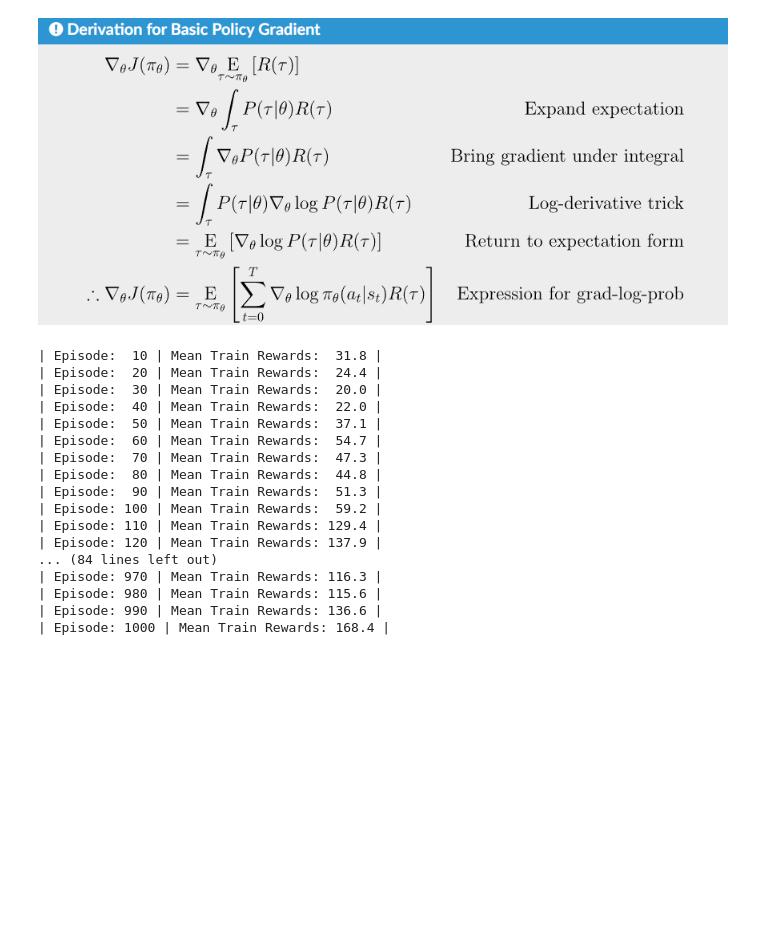
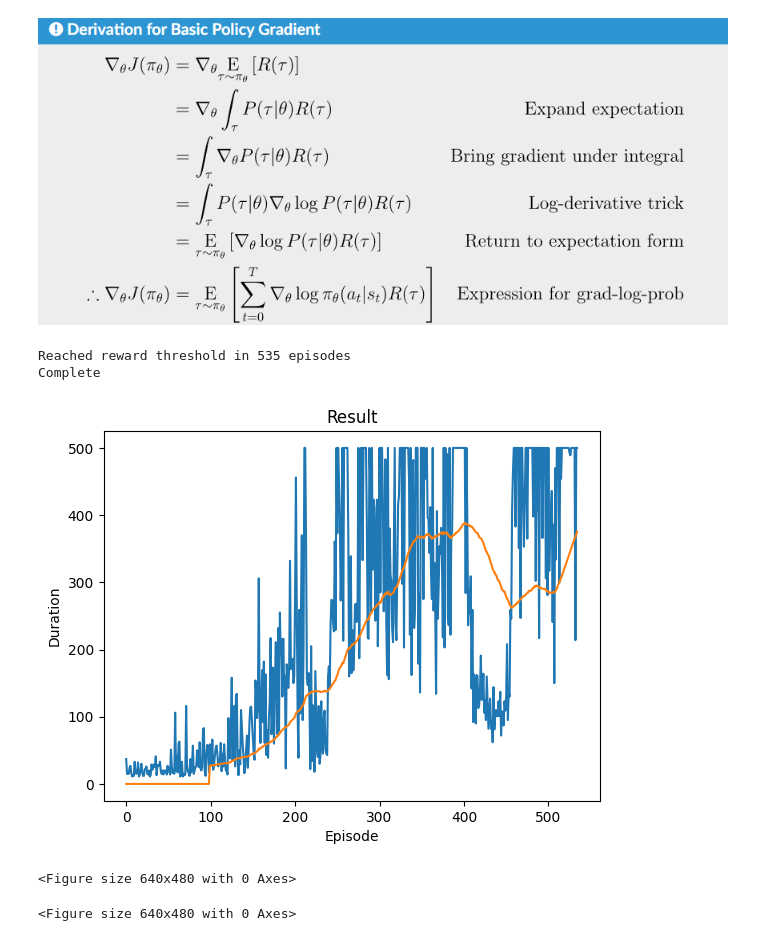
Before and after one commit to Fox-King777/fox_den, a Jupyter notebook: cartpole/cartpole_policy_gradient.ipynb, the cells around one changed output. Drawn from its saved outputs; the diff is of its cells as text; code cells hidden in the pictures; blank space fills up the shorter version.

Commit message:
Upgrade to gymnasium, add live plotting, add states over time plotting, add tiling method

```diff
--- a/cartpole/cartpole_policy_gradient.ipynb
+++ b/cartpole/cartpole_policy_gradient.ipynb
@@ -11,46 +13,44 @@ test_env = gym.make('CartPole-v1', render_mode='human')
 state_size = train_env.observation_space.shape[0]
 action_size = train_env.action_space.n
 policy = PolicyNetwork(state_size, action_size).to(DEVICE)
-optimizer = torch.optim.Adam(policy.parameters(), lr=0.005)
+optimizer = torch.optim.Adam(policy.parameters(), lr=0.001)
 # %%
+# set up matplotlib
+setup_matplotlib()
+
+episode_durations = []
+
 MAX_EPISODES = 1000
 DISCOUNT_FACTOR = 0.99
 N_TRIALS = 25
 REWARD_THRESHOLD = 475
 PRINT_EVERY = 10
 
 train_rewards = []
 
 for episode in range(1, MAX_EPISODES + 1):
     train_reward, loss = train_one_episode(train_env, policy, optimizer, DISCOUNT_FACTOR)
 
     train_rewards.append(train_reward)
+    episode_durations.append(train_reward)
 
     mean_train_rewards = np.mean(train_rewards[-N_TRIALS:])
 
-    if episode % PRINT_EVERY == 0:
-        print(f'| Episode: {episode:3} | Mean Train Rewards: {mean_train_rewards:5.1f} |')
+    plot_durations(episode_durations)
 
     if mean_train_rewards >= REWARD_THRESHOLD:
         print(f'Reached reward threshold in {episode} episodes')
         break
 
+print('Complete')
+plot_durations(episode_durations, show_result=True)
+plt.ioff()
+plt.show()
+
 train_env.close()
 # %% [output]
-| Episode:  10 | Mean Train Rewards:  31.8 |
-| Episode:  20 | Mean Train Rewards:  24.4 |
-| Episode:  30 | Mean Train Rewards:  20.0 |
-| Episode:  40 | Mean Train Rewards:  22.0 |
-| Episode:  50 | Mean Train Rewards:  37.1 |
-| Episode:  60 | Mean Train Rewards:  54.7 |
-| Episode:  70 | Mean Train Rewards:  47.3 |
-| Episode:  80 | Mean Train Rewards:  44.8 |
-| Episode:  90 | Mean Train Rewards:  51.3 |
-| Episode: 100 | Mean Train Rewards:  59.2 |
-| Episode: 110 | Mean Train Rewards: 129.4 |
-| Episode: 120 | Mean Train Rewards: 137.9 |
-... (84 lines left out)
-| Episode: 970 | Mean Train Rewards: 116.3 |
-| Episode: 980 | Mean Train Rewards: 115.6 |
-| Episode: 990 | Mean Train Rewards: 136.6 |
-| Episode: 1000 | Mean Train Rewards: 168.4 |
+Reached reward threshold in 535 episodes
+Complete
+[figure, added]
+<Figure size 640x480 with 0 Axes>
+<Figure size 640x480 with 0 Axes>
```
Also changed, not shown: parts of 3 cells of this notebook, 7 other files.
